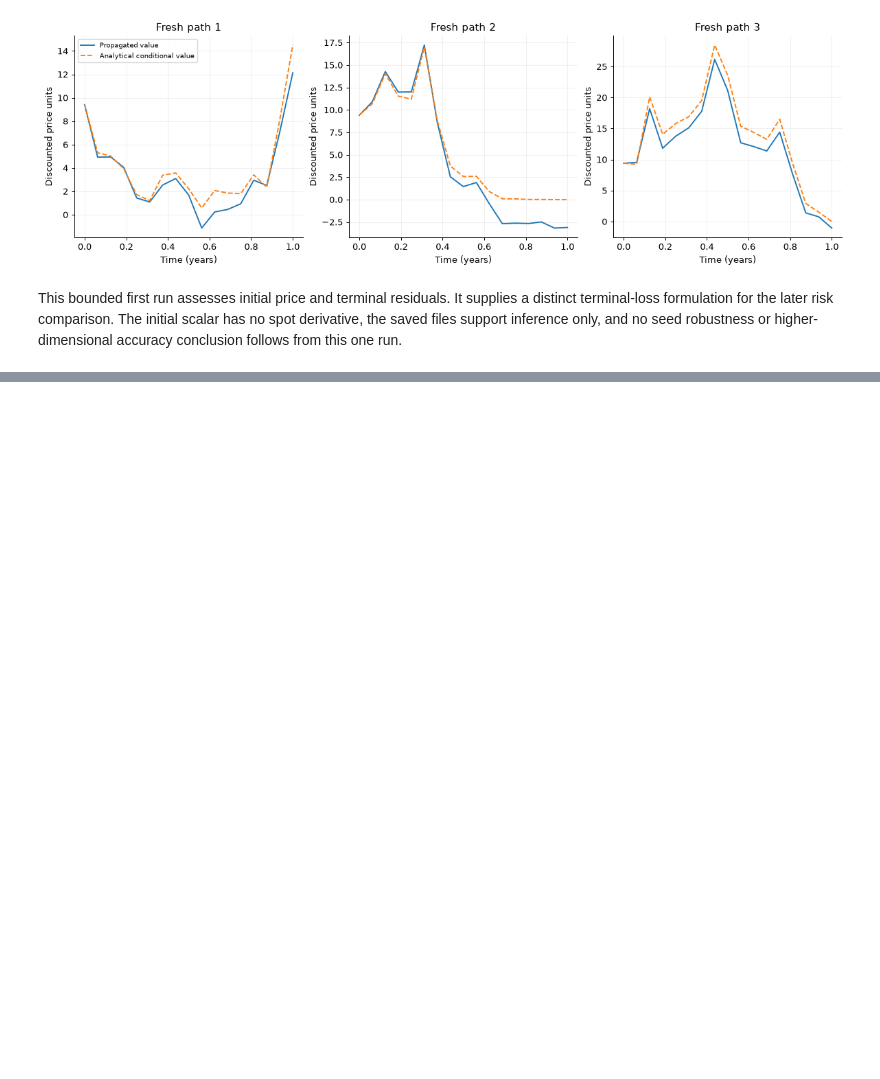
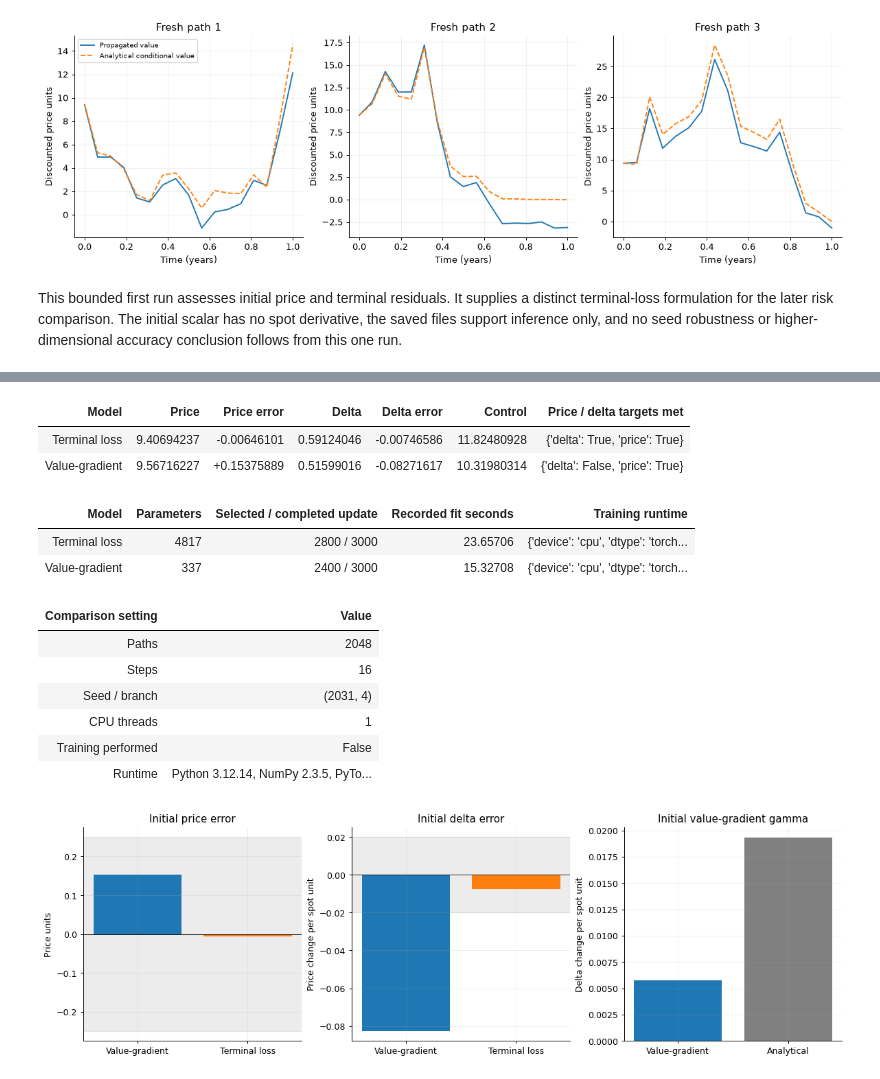
Before and after one commit to KVInator/deep-bsde-pricing, a Jupyter notebook: notebooks/03_neural_solvers.ipynb, the cells around one changed output, grey strips where cells are left out. Cells and saved outputs as stored; diff of their text form; code cells hidden in the pictures; blank space fills up the shorter version.

```diff
--- a/notebooks/03_neural_solvers.ipynb
+++ b/notebooks/03_neural_solvers.ipynb
@@ -573,0 +596,49 @@ This bounded first run assesses initial price and terminal residuals. It supplie
+# %%
+from bsde_pricing.risk_comparison import RiskComparisonResult
+
+risk_dir = root / "scratch/runs/vanilla_risk_comparison"
+risk = RiskComparisonResult.load(risk_dir)
+risk_report = risk.report
+names = {"value_gradient": "Value-gradient", "terminal_loss": "Terminal loss"}
+model_rows = risk_report["models"]
+table(["Model", "Price", "Price error", "Delta", "Delta error", "Control", "Price / delta targets met"], [
+    [names[k], f'{v["initial"]["price"]:.8f}', f'{v["initial"]["price_error"]:+.8f}',
+     f'{v["initial"]["delta"]:.8f}', f'{v["initial"]["delta_error"]:+.8f}',
+     f'{v["initial"]["brownian_control"]:.8f}', risk_report["targets_met"][k]]
+    for k,v in model_rows.items()])
+table(["Model", "Parameters", "Selected / completed update", "Recorded fit seconds", "Training runtime"], [
+    [names[k], model_rows[k]["parameter_count"], f'{s["selected_step"]} / {s["completed_updates"]}',
+     f'{s["training_seconds"]:.5f}', s["training_runtime"]] for k,s in risk_report["source_runs"].items()])
+table(["Comparison setting", "Value"], [("Paths", risk_report["n_paths"]), ("Steps", risk_report["n_steps"]),
+    ("Seed / branch", (risk_report["seed"], risk_report["seed_sequence_branch"])),
+    ("CPU threads", risk_report["cpu_threads"]), ("Training performed", risk_report["trained_during_comparison"]),
+    ("Runtime", f'Python {risk_report["python"]}, NumPy {risk_report["numpy"]}, PyTorch {risk_report["torch"]}, {risk_report["system"]}')])
+fig, axes = plt.subplots(1, 3, figsize=(13, 4), constrained_layout=True)
+keys = ["value_gradient", "terminal_loss"]
+for ax, metric, band, title in zip(axes[:2], ("price_error", "delta_error"), (0.25, 0.02),
+                                   ("Initial price error", "Initial delta error")):
+    ax.axhspan(-band, band, color="grey", alpha=0.15, label="Pilot inspection band")
+    ax.bar([names[k] for k in keys], [model_rows[k]["initial"][metric] for k in keys], color=["tab:blue", "tab:orange"])
+    ax.axhline(0, color="black", linewidth=0.7)
+    ax.set_title(title)
+axes[0].set_ylabel("Price units")
+axes[1].set_ylabel("Price change per spot unit")
+gamma = risk_report["value_gradient_gamma"]
+axes[2].bar(["Value-gradient", "Analytical"], [gamma["gamma"], gamma["reference_gamma"]], color=["tab:blue", "grey"])
+axes[2].set(title="Initial value-gradient gamma", ylabel="Delta change per spot unit")
+plt.show()
+# %% [output]
+| Model | Price | Price error | Delta | Delta error | Control | Price / delta targets met |
+| Terminal loss | 9.40694237 | -0.00646101 | 0.59124046 | -0.00746586 | 11.82480928 | {'delta': True, 'price': True} |
+| Value-gradient | 9.56716227 | +0.15375889 | 0.51599016 | -0.08271617 | 10.31980314 | {'delta': False, 'price': True} |
+| Model | Parameters | Selected / completed update | Recorded fit seconds | Training runtime |
+| Terminal loss | 4817 | 2800 / 3000 | 23.65706 | {'device': 'cpu', 'dtype': 'torch... |
+| Value-gradient | 337 | 2400 / 3000 | 15.32708 | {'device': 'cpu', 'dtype': 'torch... |
+| Comparison setting | Value |
+| Paths | 2048 |
+| Steps | 16 |
+| Seed / branch | (2031, 4) |
+| CPU threads | 1 |
+| Training performed | False |
+| Runtime | Python 3.12.14, NumPy 2.3.5, PyTo... |
+[figure, added]
```
Also changed, not shown: parts of 8 cells of this notebook, 6 other files.
